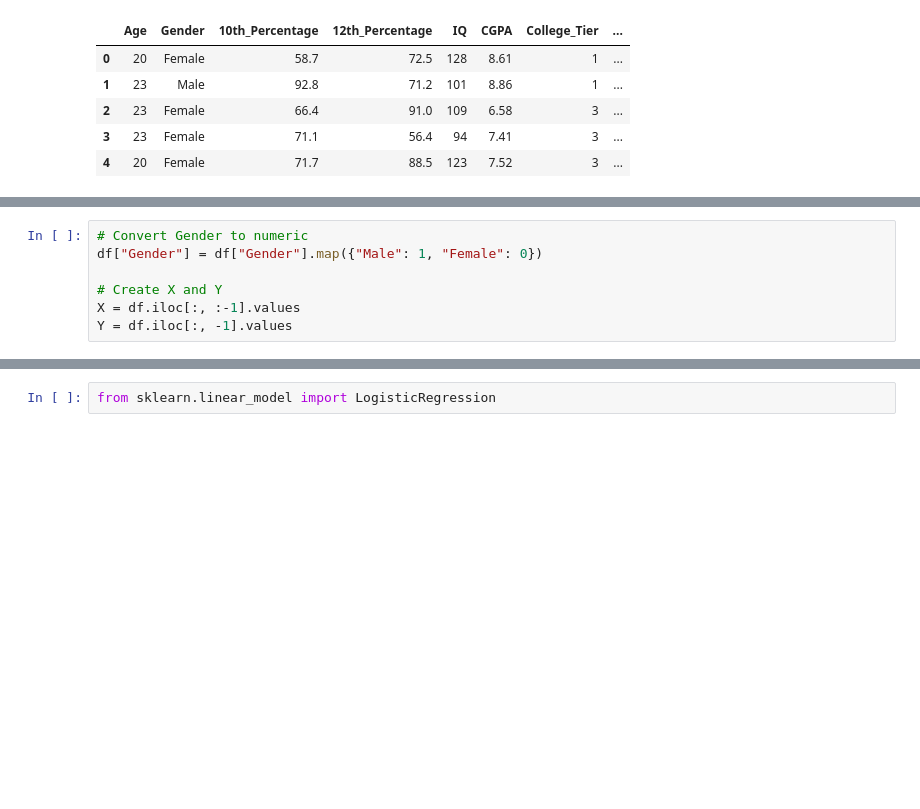
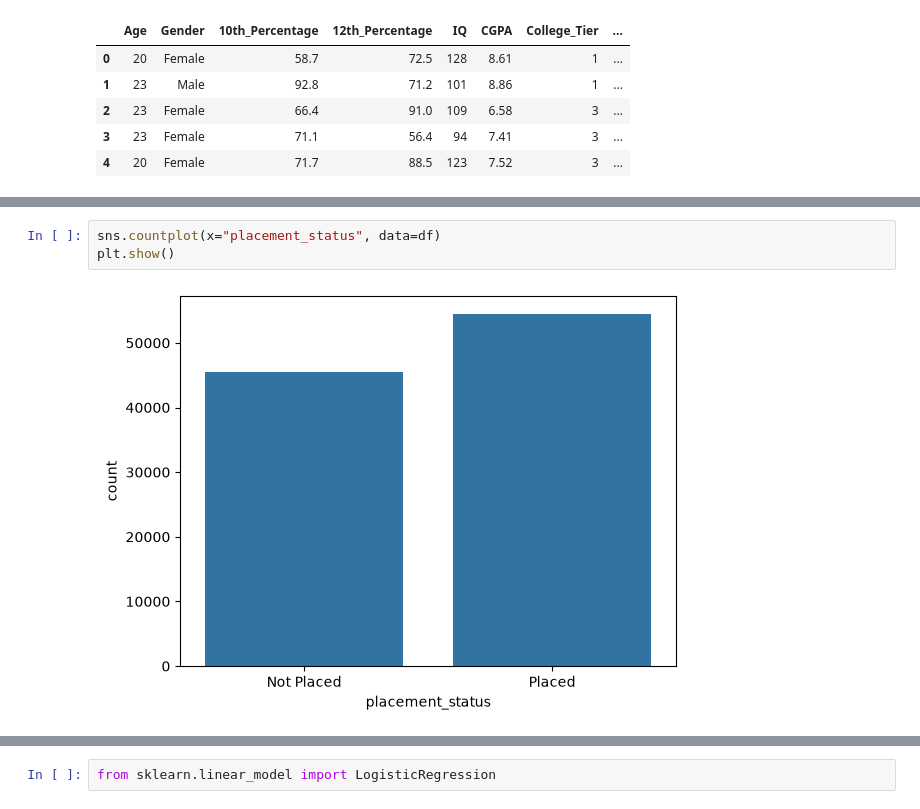
Before and after one commit to AnkitSingh1827/Student-Placement-Prediction-Dashboard, a Jupyter notebook: Student.ipynb, the cells around one changed output, grey strips where cells are left out. Drawn from its saved outputs; the diff is of its cells as text; blank space fills up the shorter version.

```diff
--- a/Student.ipynb
+++ b/Student.ipynb
@@ -75,7 +73,0 @@ plt.scatter(df['CGPA'], df['IQ'], c=df['Placement'])
-# %%
-# Convert Gender to numeric
-df["Gender"] = df["Gender"].map({"Male": 1, "Female": 0})
-
-# Create X and Y
-X = df.iloc[:, :-1].values
-Y = df.iloc[:, -1].values
@@ -136,0 +142,5 @@ X_train, X_test, Y_train, Y_test = train_test_split(
+# %%
+sns.countplot(x="placement_status", data=df)
+plt.show()
+# %% [output]
+[figure, added]
```
Also changed, not shown: parts of 59 cells of this notebook, 3 other files.
